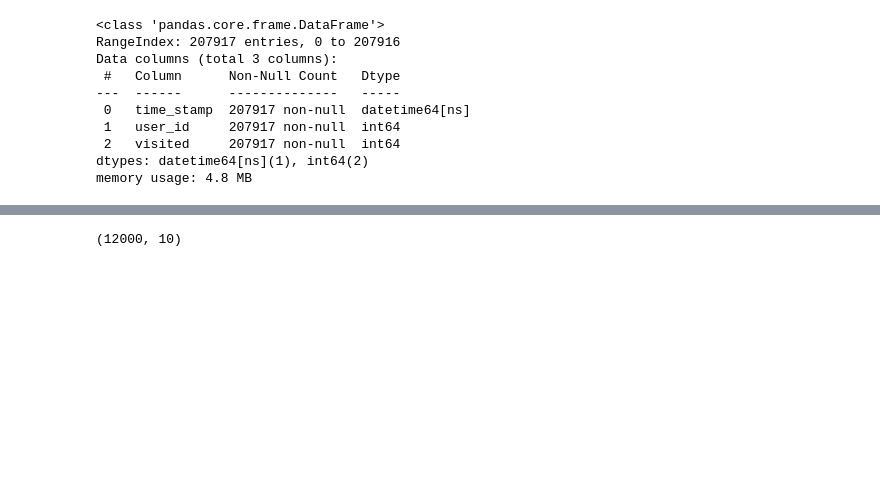
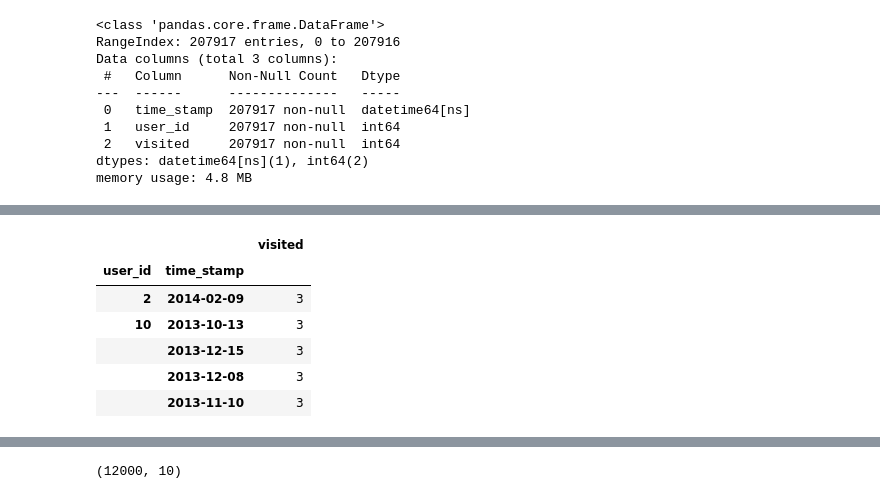
Before and after one commit to sudkpa/SB_DS, a Jupyter notebook: Career_Track/relax_challenge/relax_challenge.ipynb, the cells around one changed output, grey strips where cells are left out. Cells and saved outputs as stored; diff of their text form; code cells hidden in the pictures; blank space fills up the shorter version.

```diff
--- a/Career_Track/relax_challenge/relax_challenge.ipynb
+++ b/Career_Track/relax_challenge/relax_challenge.ipynb
@@ -56,0 +110,10 @@ memory usage: 4.8 MB
+# %%
+df_adopted_users.head()
+# %% [output]
+|  |  | visited |
+| user_id | time_stamp |  |
+| 2 | 2014-02-09 | 3 |
+| 10 | 2013-10-13 | 3 |
+|  | 2013-12-15 | 3 |
+|  | 2013-12-08 | 3 |
+|  | 2013-11-10 | 3 |
```
Also changed, not shown: parts of 24 cells of this notebook.
